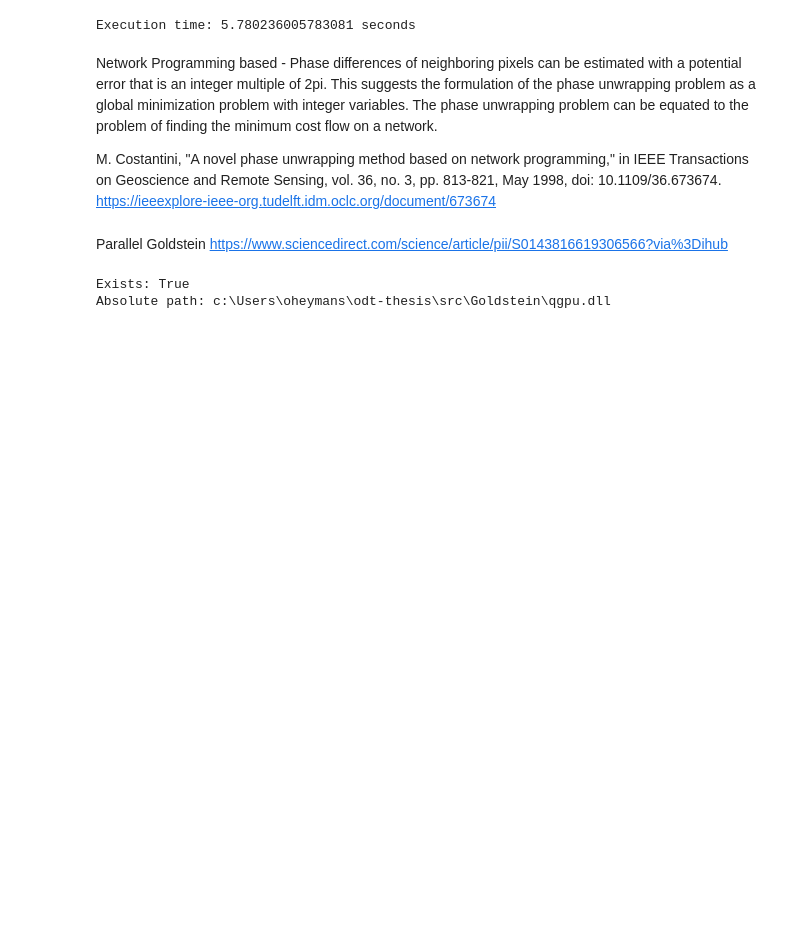
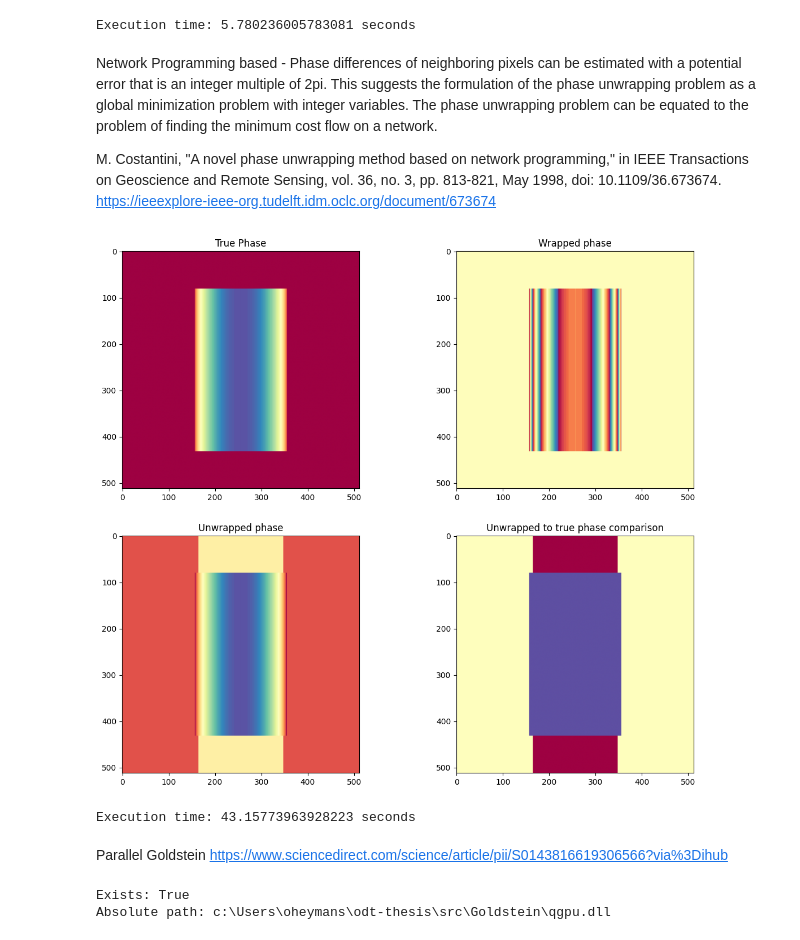
Before and after one commit to oheymans/odt-thesis, a Jupyter notebook: notebooks/phase_unwraping_simulations_synthtic.ipynb, the cells around one changed output. Saved outputs shown, nothing was run; the diff lists cells and outputs as text; code cells hidden in the pictures; blank space fills up the shorter version.

```diff
--- a/notebooks/phase_unwraping_simulations_synthtic.ipynb
+++ b/notebooks/phase_unwraping_simulations_synthtic.ipynb
@@ -260,30 +260,42 @@ unwrapping problem can be equated to the problem of finding the minimum cost flo
 M. Costantini, "A novel phase unwrapping method based on network programming," in IEEE Transactions on Geoscience and Remote Sensing, vol. 36, no. 3, pp. 813-821, May 1998, doi: 10.1109/36.673674.
 https://ieeexplore-ieee-org.tudelft.idm.oclc.org/document/673674
 # %%
+import numpy as np
+import time
+if not hasattr(np, "float_"):
+    np.float_ = np.float64
+if not hasattr(np, "int_"):
+    np.int_ = np.int64
+if not hasattr(np, "bool_"):
+    np.bool_ = bool
+
 from kamui import unwrap_dimensional
 
 CMAP = 'Spectral'
 
 start = time.time()
 result = unwrap_dimensional(phi_wrapped_used)
 end = time.time()
 
 fig = plt.figure(figsize=(14, 12))
 plt.subplot(221)
 plt.title('True Phase')
 plt.imshow(phi_true, cmap=CMAP)
 plt.subplot(222)
 plt.title('Wrapped phase')
-plt.imshow(wrapped_plane_wave, cmap=CMAP)
+plt.imshow(phi_wrapped_used, cmap=CMAP)
 plt.subplot(223)
 plt.title('Unwrapped phase')
 plt.imshow(result, cmap=CMAP)
 plt.subplot(224)
 plt.title('Unwrapped to true phase comparison')
 plt.imshow(phi_true - result, cmap=CMAP)
 plt.show()
 
 print("Execution time:", end - start, "seconds")
+# %% [output]
+[figure, added]
+Execution time: 43.15773963928223 seconds
 # %%
 from kamui import unwrap_dimensional
 
```
Also changed, not shown: 3 other files.
